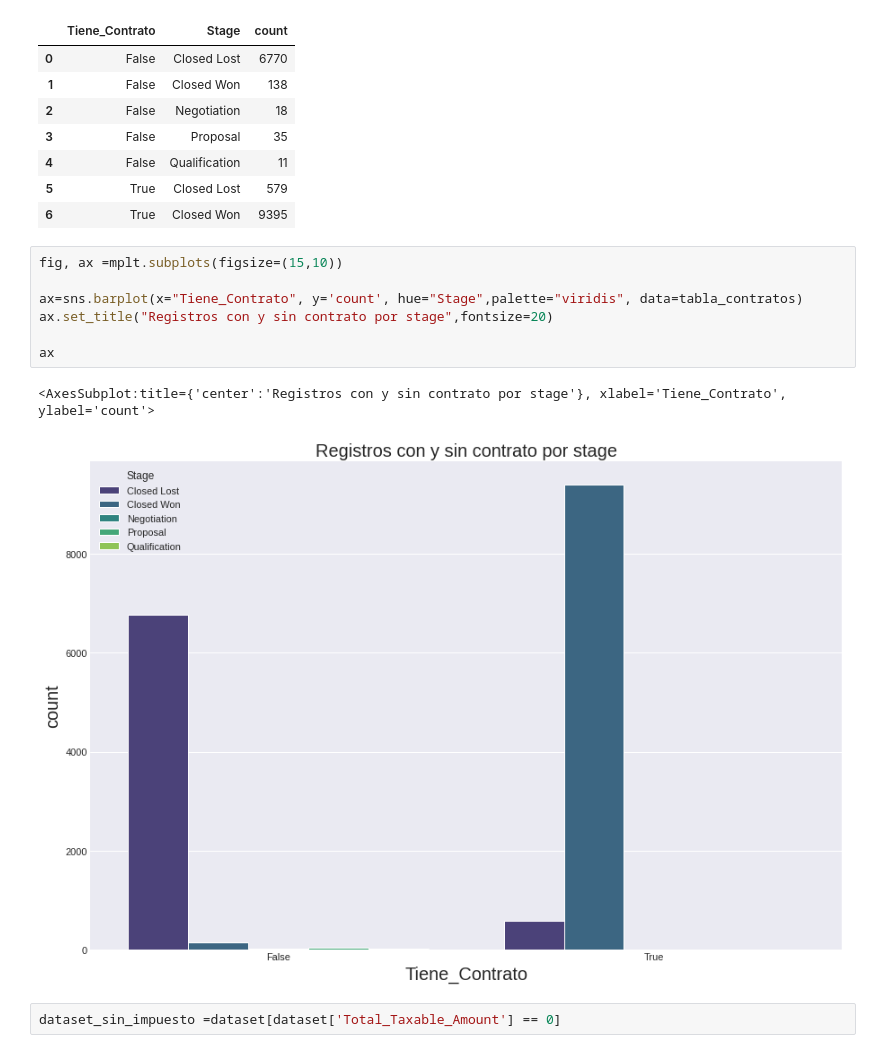
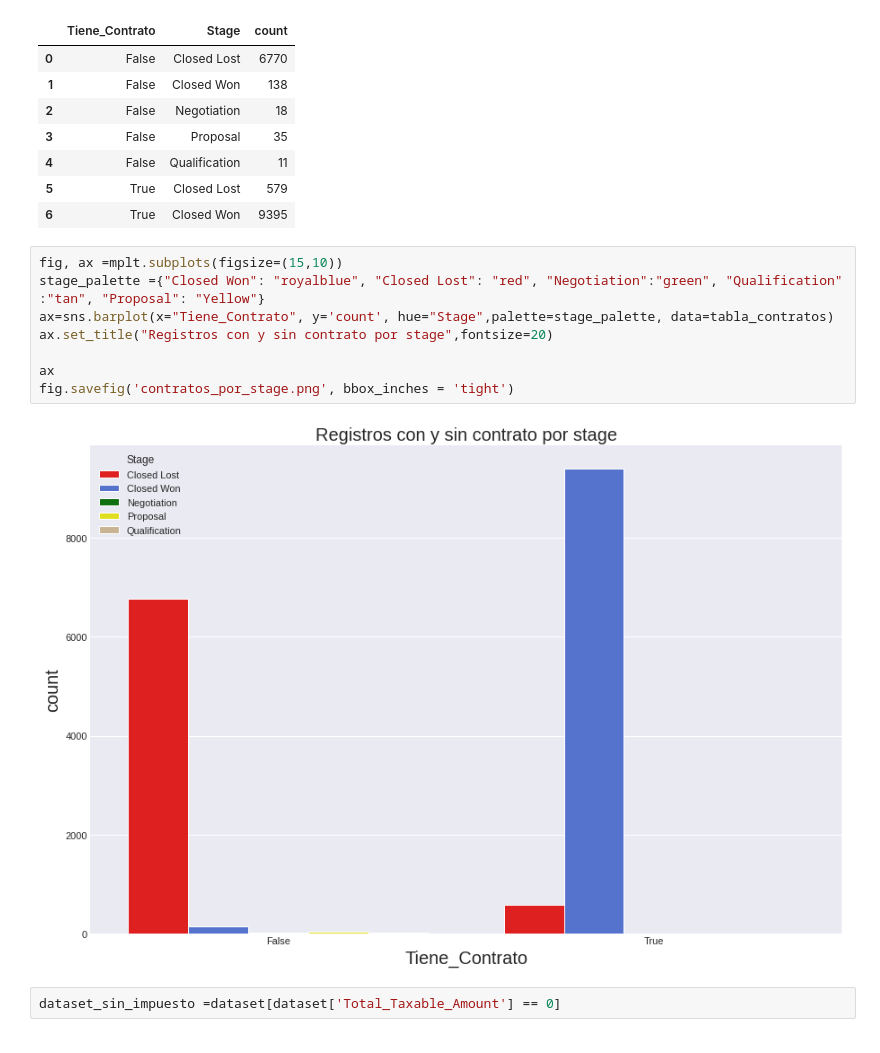
Before and after one commit to nazar9318/datos-TP1-Pandas-2c2020, a Jupyter notebook: notebooks/notebook_Lucas.ipynb, the cells around one changed output. Saved outputs shown, nothing was run; the diff lists cells and outputs as text.

```diff
--- a/notebooks/notebook_Lucas.ipynb
+++ b/notebooks/notebook_Lucas.ipynb
@@ -1115,14 +1119,14 @@ tabla_contratos
 | 6 | True | Closed Won | 9395 |
 # %%
 fig, ax =mplt.subplots(figsize=(15,10))
-
-ax=sns.barplot(x="Tiene_Contrato", y='count', hue="Stage",palette="viridis", data=tabla_contratos)
+stage_palette ={"Closed Won": "royalblue", "Closed Lost": "red", "Negotiation":"green", "Qualification" :"tan", "Proposal": "Yellow"}
+ax=sns.barplot(x="Tiene_Contrato", y='count', hue="Stage",palette=stage_palette, data=tabla_contratos)
 ax.set_title("Registros con y sin contrato por stage",fontsize=20)
 
 ax
+fig.savefig('contratos_por_stage.png', bbox_inches = 'tight')
 # %% [output]
-<AxesSubplot:title={'center':'Registros con y sin contrato por stage'}, xlabel='Tiene_Contrato', ylabel='count'>
-[figure, old version]
+[figure, new version]
 # %%
 dataset_sin_impuesto =dataset[dataset['Total_Taxable_Amount'] == 0]
 # %%
```
Also changed, not shown: parts of 35 cells of this notebook.
